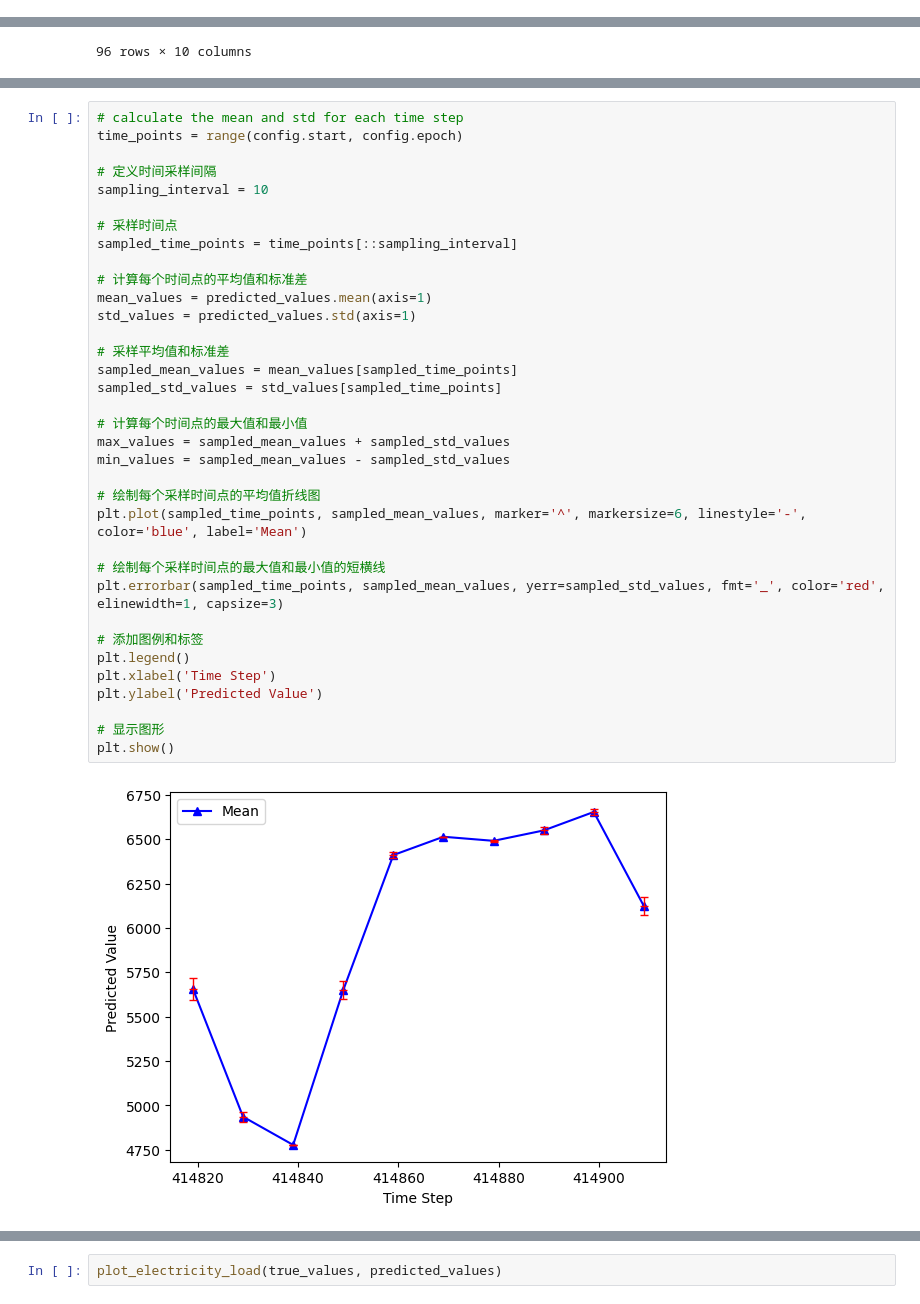
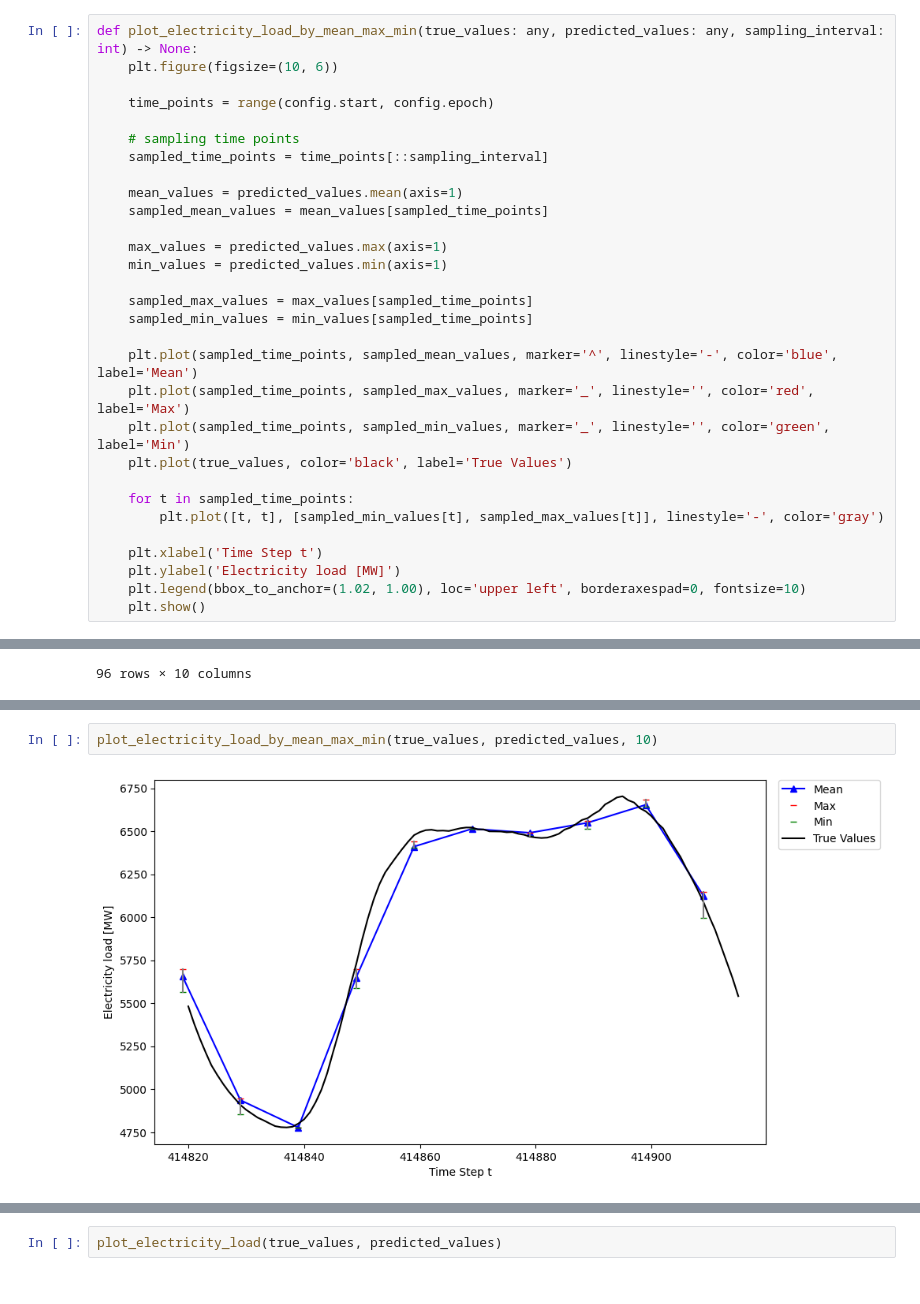
Before and after one commit to tyokyo320/time-series, a Jupyter notebook: utils/predict.ipynb, the cells around one changed output, grey strips where cells are left out. Cells and saved outputs as stored; diff of their text form.

Commit message:
✨ feat: update plot

```diff
--- a/utils/predict.ipynb
+++ b/utils/predict.ipynb
@@ -22,3 +22,33 @@ def plot_electricity_load(true_values: any, predicted_values: any) -> None:
     plt.title('Electricity Consumption Prediction')
     plt.legend(bbox_to_anchor=(1.02, 1.00), loc='upper left', borderaxespad=0, fontsize=10)
     plt.show()
+# %%
+def plot_electricity_load_by_mean_max_min(true_values: any, predicted_values: any, sampling_interval: int) -> None:
+    plt.figure(figsize=(10, 6))
+
+    time_points = range(config.start, config.epoch)
+
+    # sampling time points
+    sampled_time_points = time_points[::sampling_interval]
+
+    mean_values = predicted_values.mean(axis=1)
+    sampled_mean_values = mean_values[sampled_time_points]
+
+    max_values = predicted_values.max(axis=1)
+    min_values = predicted_values.min(axis=1)
+
+    sampled_max_values = max_values[sampled_time_points]
+    sampled_min_values = min_values[sampled_time_points]
+
+    plt.plot(sampled_time_points, sampled_mean_values, marker='^', linestyle='-', color='blue', label='Mean')
+    plt.plot(sampled_time_points, sampled_max_values, marker='_', linestyle='', color='red', label='Max')
+    plt.plot(sampled_time_points, sampled_min_values, marker='_', linestyle='', color='green', label='Min')
+    plt.plot(true_values, color='black', label='True Values')
+
+    for t in sampled_time_points:
+        plt.plot([t, t], [sampled_min_values[t], sampled_max_values[t]], linestyle='-', color='gray')
+
+    plt.xlabel('Time Step t')
+    plt.ylabel('Electricity load [MW]')
+    plt.legend(bbox_to_anchor=(1.02, 1.00), loc='upper left', borderaxespad=0, fontsize=10)
+    plt.show()
@@ -162,37 +196,4 @@ plt.show()
-# %%
-# calculate the mean and std for each time step
-time_points = range(config.start, config.epoch)
-
-# 定义时间采样间隔
-sampling_interval = 10
-
-# 采样时间点
-sampled_time_points = time_points[::sampling_interval]
-
-# 计算每个时间点的平均值和标准差
-mean_values = predicted_values.mean(axis=1)
-std_values = predicted_values.std(axis=1)
-
-# 采样平均值和标准差
-sampled_mean_values = mean_values[sampled_time_points]
-sampled_std_values = std_values[sampled_time_points]
-
-# 计算每个时间点的最大值和最小值
-max_values = sampled_mean_values + sampled_std_values
-min_values = sampled_mean_values - sampled_std_values
-
-# 绘制每个采样时间点的平均值折线图
-plt.plot(sampled_time_points, sampled_mean_values, marker='^', markersize=6, linestyle='-', color='blue', label='Mean')
-
-# 绘制每个采样时间点的最大值和最小值的短横线
-plt.errorbar(sampled_time_points, sampled_mean_values, yerr=sampled_std_values, fmt='_', color='red', elinewidth=1, capsize=3)
-
-# 添加图例和标签
-plt.legend()
-plt.xlabel('Time Step')
-plt.ylabel('Predicted Value')
-
-# 显示图形
-plt.show()
-# %% [output]
-[figure, removed]
+# %%
+plot_electricity_load_by_mean_max_min(true_values, predicted_values, 10)
+# %% [output]
+[figure, added]
```
Also changed, not shown: parts of 5 cells of this notebook.
